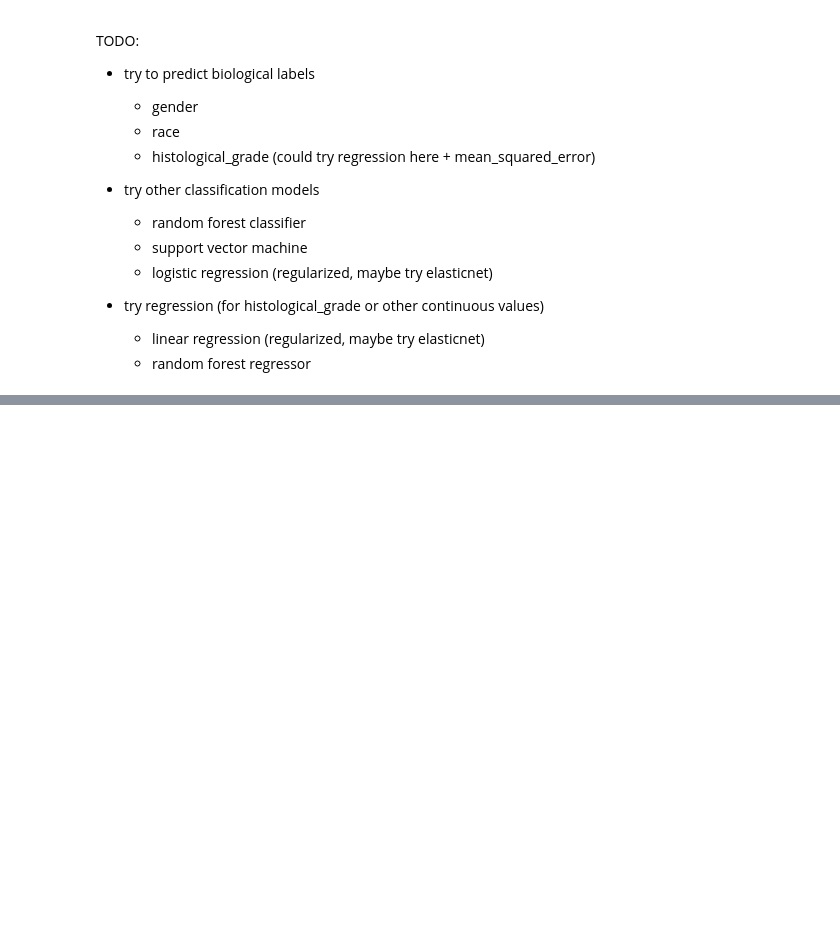
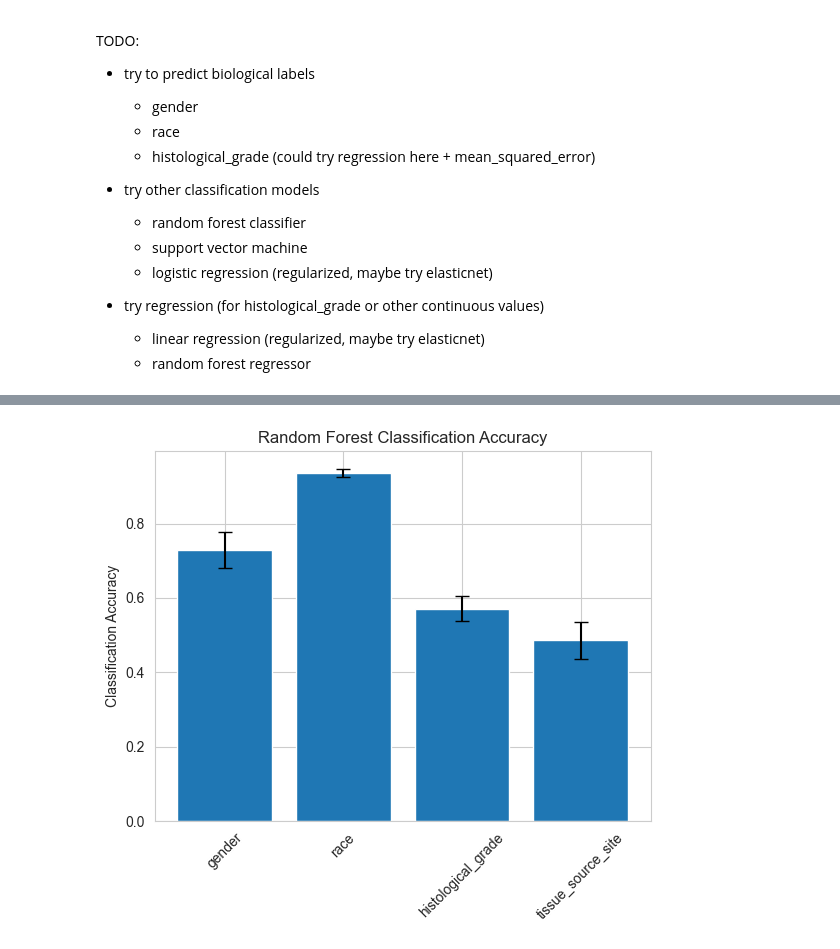
Before and after one commit to mikecuoco/ece204_project1, a Jupyter notebook: classification.ipynb, the cells around one changed output, grey strips where cells are left out. Drawn from its saved outputs; the diff is of its cells as text; code cells hidden in the pictures; blank space fills up the shorter version.

```diff
--- a/classification.ipynb
+++ b/classification.ipynb
@@ -65,3 +99,7 @@ def classify_embedding(embedding, labels):
 	print("Test accuracy: {:.2f}".format(score))
 
 	return y_pred
+# %%
+for emb in ["umap", "pca", "tsne", "mds"]:
+	print("Classification on {} embedding".format(emb))
+	y_pred = classify_embedding(adata.obsm[emb], adata.obs["gender"])
@@ -67,0 +119,4 @@ def classify_embedding(embedding, labels):
+# %%
+for emb in ["umap", "pca", "tsne", "mds"]:
+	print("Classification on {} embedding".format(emb))
+	y_pred = classify_embedding(adata.obsm[emb], adata.obs["race"])
@@ -67,0 +136,4 @@ def classify_embedding(embedding, labels):
+# %%
+for emb in ["umap", "pca", "tsne", "mds"]:
+	print("Classification on {} embedding".format(emb))
+	y_pred = classify_embedding(adata.obsm[emb], adata.obs["histological_grade"])
@@ -84,0 +170,41 @@ Test accuracy:  0.43243243243243246
+# %%
+# define embedding methods and labels
+embeddings = ["umap", "pca", "tsne", "mds"]
+labels = ["gender", "race", "histological_grade", "tissue_source_site"]
+
+# define a function to get the classification accuracy for each embedding and label
+def get_classification_accuracy(embedding, label):
+    # split data into train and test
+    X_train, X_test, y_train, y_test = train_test_split(embedding, adata.obs[label], test_size=0.2, random_state=0, stratify=adata.obs["tissue_source_site"])
+
+    # fit the model
+    clf = RandomForestClassifier(oob_score=True).fit(X_train, y_train)
+
+    # predict on test data
+    y_pred = clf.predict(X_test)
+    score = accuracy_score(y_test, y_pred)
+
+    return score
+
+# initialize empty arrays to store classification accuracy for each embedding and label
+accuracy_array = np.zeros((4,4))
+
+# loop through embeddings and labels to get classification accuracy
+for i, embedding in enumerate(embeddings):
+    for j, label in enumerate(labels):
+        accuracy_array[i,j] = get_classification_accuracy(adata.obsm[embedding], label)
+
+# calculate mean and standard deviation of accuracy across embeddings for each label
+mean_accuracy = np.mean(accuracy_array, axis=0)
+std_accuracy = np.std(accuracy_array, axis=0)
+
+# create bar plot of mean accuracy with error bars representing standard deviation
+fig, ax = plt.subplots()
+ax.bar(labels, mean_accuracy, yerr=std_accuracy, capsize=5, color='C0')
+ax.set_ylabel('Classification Accuracy')
+ax.set_title('Random Forest Classification Accuracy')
+plt.xticks(rotation=45)
+
+plt.show()
+# %% [output]
+[figure, added]
```
Also changed, not shown: parts of 14 cells of this notebook.
